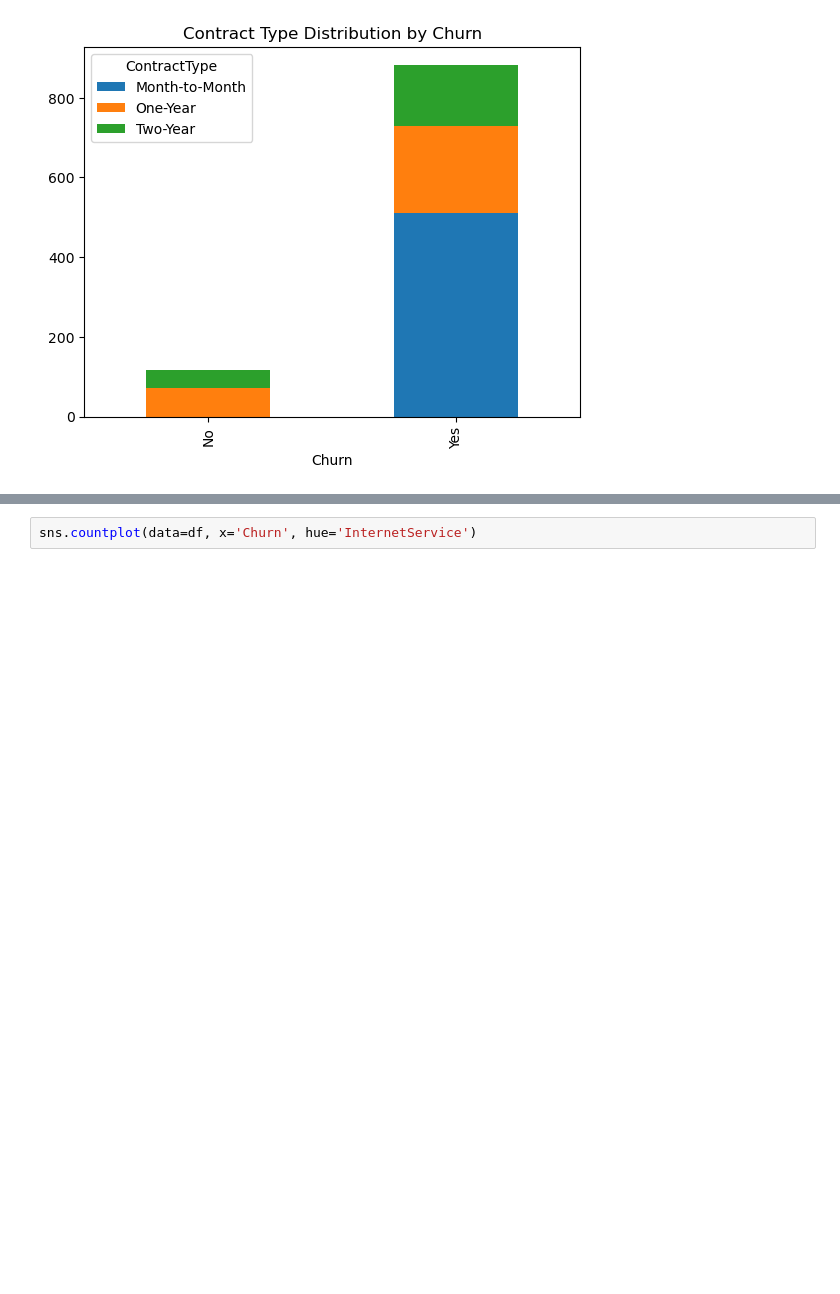
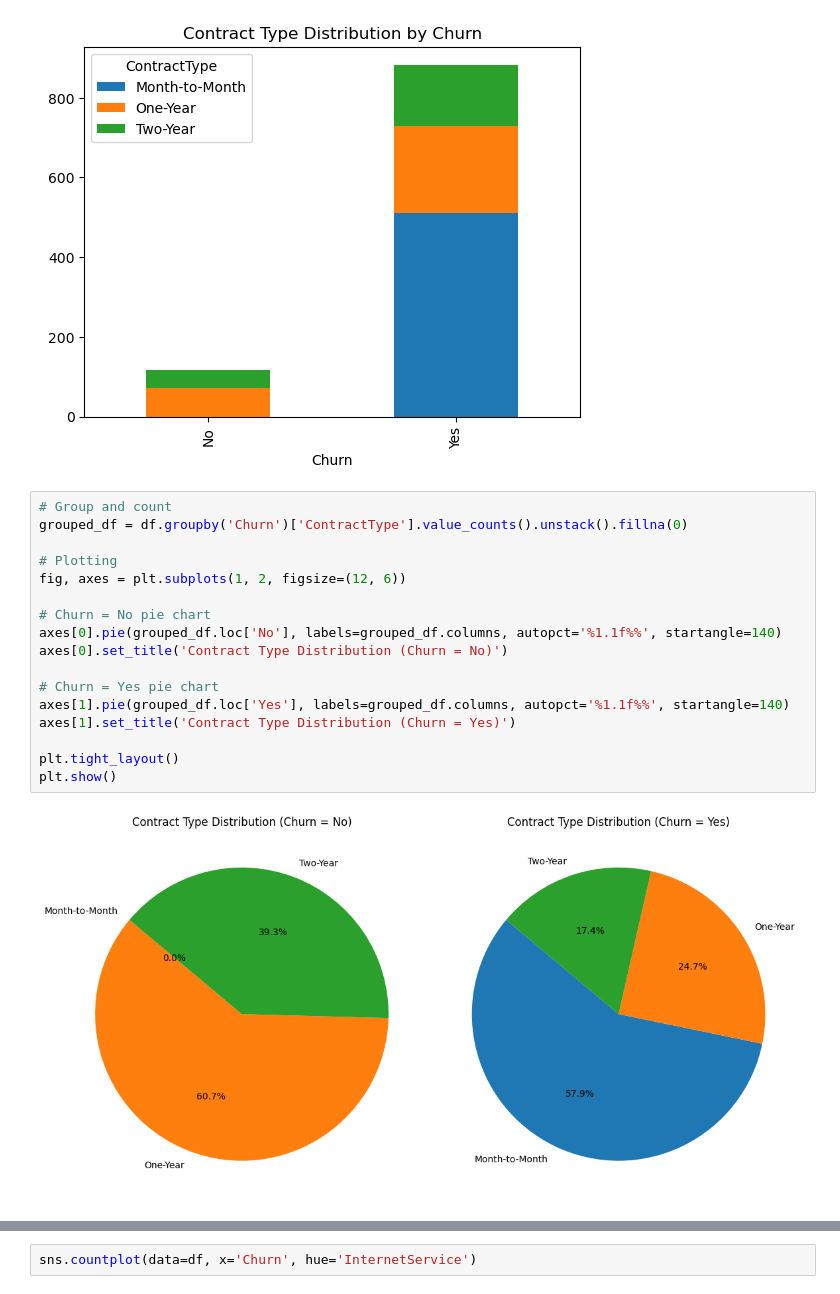
Before and after one commit to raogaurav17/Customer-Churn, a Jupyter notebook: dataExploration.ipynb, the cells around one changed output, grey strips where cells are left out. Saved outputs shown, nothing was run; the diff lists cells and outputs as text; blank space fills up the shorter version.

```diff
--- a/dataExploration.ipynb
+++ b/dataExploration.ipynb
@@ -158,3 +191,22 @@ df.groupby('Churn')['ContractType'].value_counts().unstack().plot(kind='bar', st
 # %% [output]
 <Axes: title={'center': 'Contract Type Distribution by Churn'}, xlabel='Churn'>
 [figure]
+# %%
+# Group and count
+grouped_df = df.groupby('Churn')['ContractType'].value_counts().unstack().fillna(0)
+
+# Plotting
+fig, axes = plt.subplots(1, 2, figsize=(12, 6))
+
+# Churn = No pie chart
+axes[0].pie(grouped_df.loc['No'], labels=grouped_df.columns, autopct='%1.1f%%', startangle=140)
+axes[0].set_title('Contract Type Distribution (Churn = No)')
+
+# Churn = Yes pie chart
+axes[1].pie(grouped_df.loc['Yes'], labels=grouped_df.columns, autopct='%1.1f%%', startangle=140)
+axes[1].set_title('Contract Type Distribution (Churn = Yes)')
+
+plt.tight_layout()
+plt.show()
+# %% [output]
+[figure, added]
```
Also changed, not shown: parts of 19 cells of this notebook.
